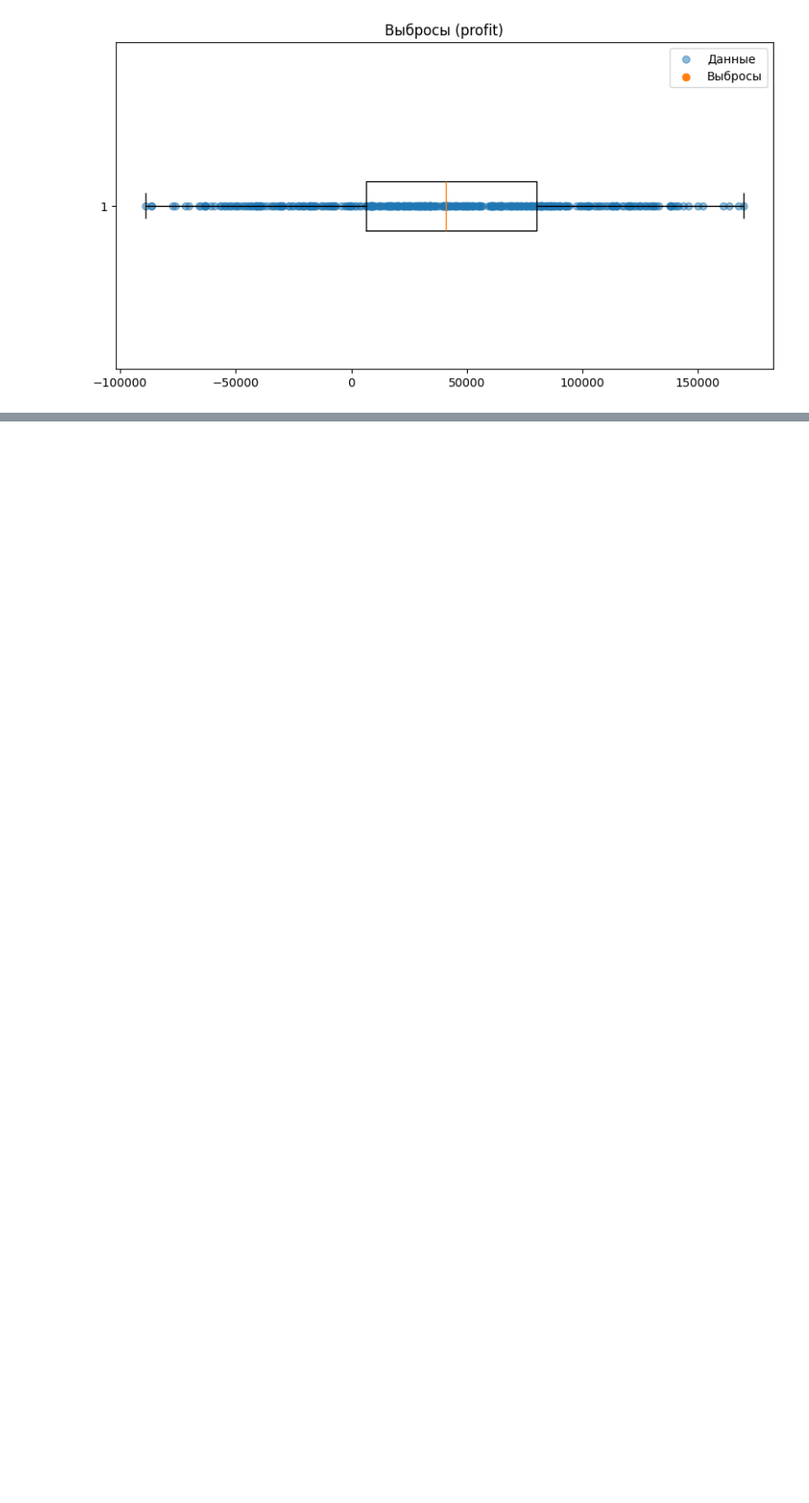
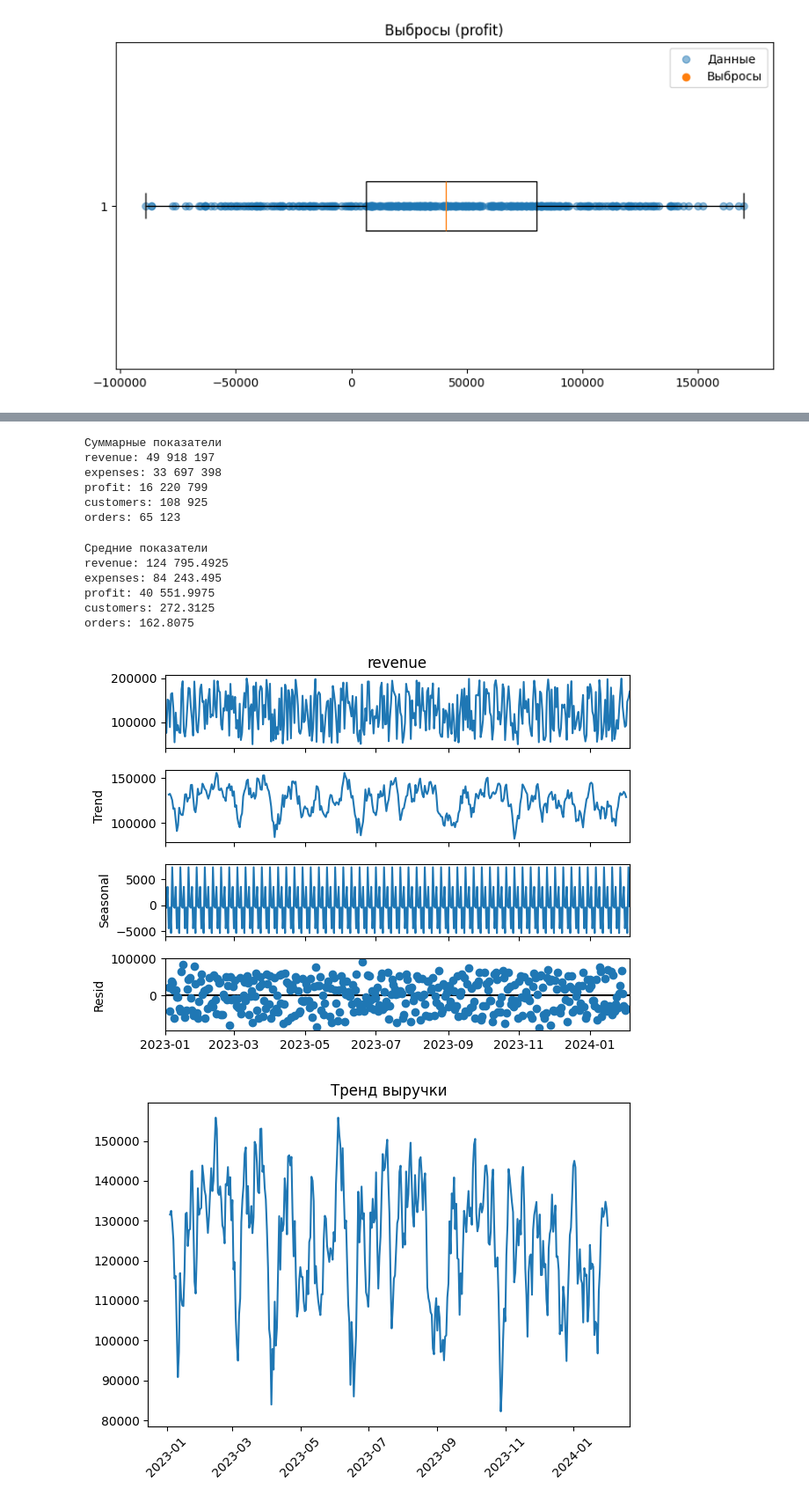
Before and after one commit to Sr123Saha/Financial_Analytics, a Jupyter notebook: main.ipynb, the cells around one changed output, grey strips where cells are left out. Shown at 88% size. Drawn from its saved outputs; the diff is of its cells as text; code cells hidden in the pictures; blank space fills up the shorter version.

Commit message:
Calculation of indicators
1) Working with data loading and cleaning
2) Calculation of indicators, analysis and visualization

```diff
--- a/main.ipynb
+++ b/main.ipynb
@@ -424,0 +427,8 @@ __________________________________________________
+# %%
+dt["date"] = pd.to_datetime(dt["date"])
+# %%
+#"1"
+dt['check'] = dt['revenue'] - dt['expenses']
+wrong_profit = dt[dt['profit'] != dt['check']]
+
+print("Ошибок (profit)", len(wrong_profit))
@@ -424,0 +480,10 @@ __________________________________________________
+# %%
+#"6"
+dt['date'] = pd.to_datetime(dt['date'], errors='coerce')
+wrong_dates = dt[dt['date'].isnull()]
+print("Проблемы с датами:", len(wrong_dates))
+
+dt_sorted = dt.sort_values(by='date')
+dt_sorted['date_diff'] = dt_sorted['date'].diff()
+gaps = dt_sorted[dt_sorted['date_diff'] > pd.Timedelta(days=1)]
+print("Пропуски в датах:", len(gaps))
@@ -424,0 +495,59 @@ __________________________________________________
+# %%
+#"Сумарные показатели"
+summa = dt[["revenue", "expenses", "profit", "customers", "orders"]].sum()
+print("Суммарные показатели")
+for col, val in summa.items():
+    print(f"{col}: {val:,}".replace(",", " "))
+# %% [output]
+Суммарные показатели
+revenue: 49 918 197
+expenses: 33 697 398
+profit: 16 220 799
+customers: 108 925
+orders: 65 123
+# %%
+sred = dt[["revenue", "expenses", "profit", "customers", "orders"]].mean()
+print("Средние показатели")
+for col, val in sred.items():
+    print(f"{col}: {val:,}".replace(",", " "))
+# %% [output]
+Средние показатели
+revenue: 124 795.4925
+expenses: 84 243.495
+profit: 40 551.9975
+customers: 272.3125
+orders: 162.8075
+# %%
+df = dt.copy()
+df["date"] = pd.to_datetime(df["date"])
+df = df.sort_values("date")
+df = df.set_index("date")
+
+series = df["revenue"]
+series = series.asfreq("D")
+series = series.ffill()
+
+result = seasonal_decompose(series, period=7)
+result.plot()
+
+plt.tight_layout()
+plt.show()
+
+plt.figure()
+plt.plot(result.trend)
+plt.title("Тренд выручки")
+plt.xticks(rotation=45)
+plt.tight_layout()
+plt.show()
+
+plt.figure()
+plt.plot(result.seasonal)
+plt.title("Сезонность")
+plt.xticks(rotation=45)
+plt.tight_layout()
+plt.show()
+
+#"есть сезонность тренд +- ставильный нет какого то силного роста или падения"
+# %% [output]
+[figure, added]
+[figure, added]
```
Also changed, not shown: parts of 14 cells of this notebook.
